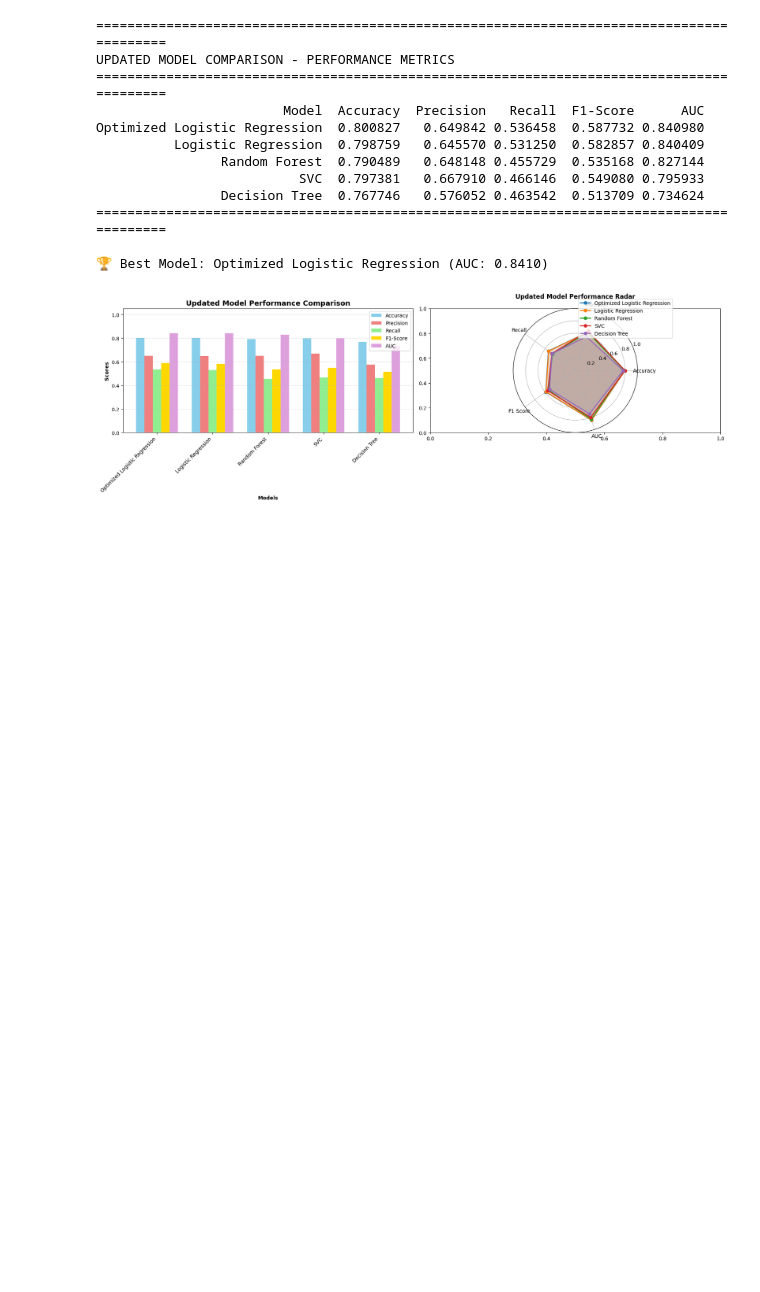
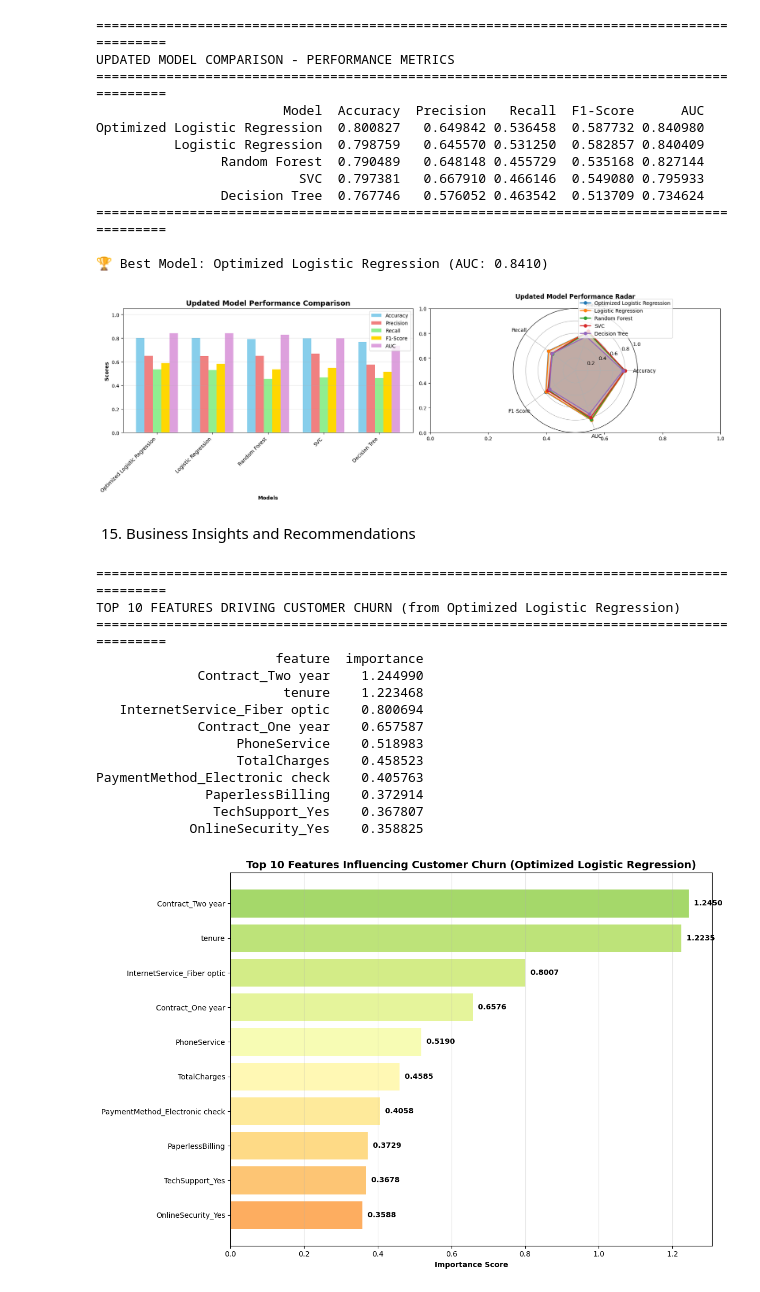
Before and after one commit to arifarahman26/python-project, a Jupyter notebook: BAN Project.ipynb, the cells around one changed output. Cells and saved outputs as stored; diff of their text form; code cells hidden in the pictures; blank space fills up the shorter version.

```diff
--- a/BAN Project.ipynb
+++ b/BAN Project.ipynb
@@ -1452,3 +1452,62 @@ Optimized Logistic Regression  0.800827   0.649842 0.536458  0.587732 0.840980
 
 🏆 Best Model: Optimized Logistic Regression (AUC: 0.8410)
 [figure]
+# %% [markdown]
+15. Business Insights and Recommendations
+# %%
+# Get the name of the best model from the updated comparison DataFrame
+best_model_name = updated_comparison_df.iloc[0]['Model']
+best_model_obj = model_results[best_model_name]['model']
+
+print("="*90)
+print(f"TOP 10 FEATURES DRIVING CUSTOMER CHURN (from {best_model_name})")
+print("="*90)
+
+# Extract feature importance based on model type
+if hasattr(best_model_obj, 'coef_'): # For Logistic Regression
+    feature_importance_df = pd.DataFrame({
+        'feature': X_train.columns,
+        'importance': np.abs(best_model_obj.coef_[0]) # Use absolute coefficients for ranking
+    }).sort_values('importance', ascending=False)
+elif hasattr(best_model_obj, 'feature_importances_'): # For tree-based models
+    feature_importance_df = pd.DataFrame({
+        'feature': X_train.columns,
+        'importance': best_model_obj.feature_importances_
+    }).sort_values('importance', ascending=False)
+else:
+    print(f"Feature importance not available for {best_model_name} in this format.")
+    feature_importance_df = pd.DataFrame()
+
+if not feature_importance_df.empty:
+    print(feature_importance_df.head(10).to_string(index=False))
+
+    # Visualize
+    plt.figure(figsize=(12, 8))
+    top_10 = feature_importance_df.head(10)
+    colors = plt.cm.RdYlGn_r(np.linspace(0.3, 0.7, len(top_10)))
+    bars = plt.barh(range(len(top_10)), top_10['importance'], color=colors)
+    plt.yticks(range(len(top_10)), top_10['feature'])
+    plt.xlabel('Importance Score', fontweight='bold')
+    plt.title(f'Top 10 Features Influencing Customer Churn ({best_model_name})', fontsize=14, fontweight='bold')
+    plt.gca().invert_yaxis()
+    plt.grid(axis='x', alpha=0.3)
+    for i, (bar, val) in enumerate(zip(bars, top_10['importance'])):
+        plt.text(val, i, f'  {val:.4f}', va='center', fontweight='bold')
+    plt.tight_layout()
+    plt.show()
+# %% [output]
+==========================================================================================
+TOP 10 FEATURES DRIVING CUSTOMER CHURN (from Optimized Logistic Regression)
+==========================================================================================
+                       feature  importance
+             Contract_Two year    1.244990
+                        tenure    1.223468
+   InternetService_Fiber optic    0.800694
+             Contract_One year    0.657587
+                  PhoneService    0.518983
+                  TotalCharges    0.458523
+PaymentMethod_Electronic check    0.405763
+              PaperlessBilling    0.372914
+               TechSupport_Yes    0.367807
+            OnlineSecurity_Yes    0.358825
+[figure, added]
```
Also changed, not shown: parts of 6 cells of this notebook.
